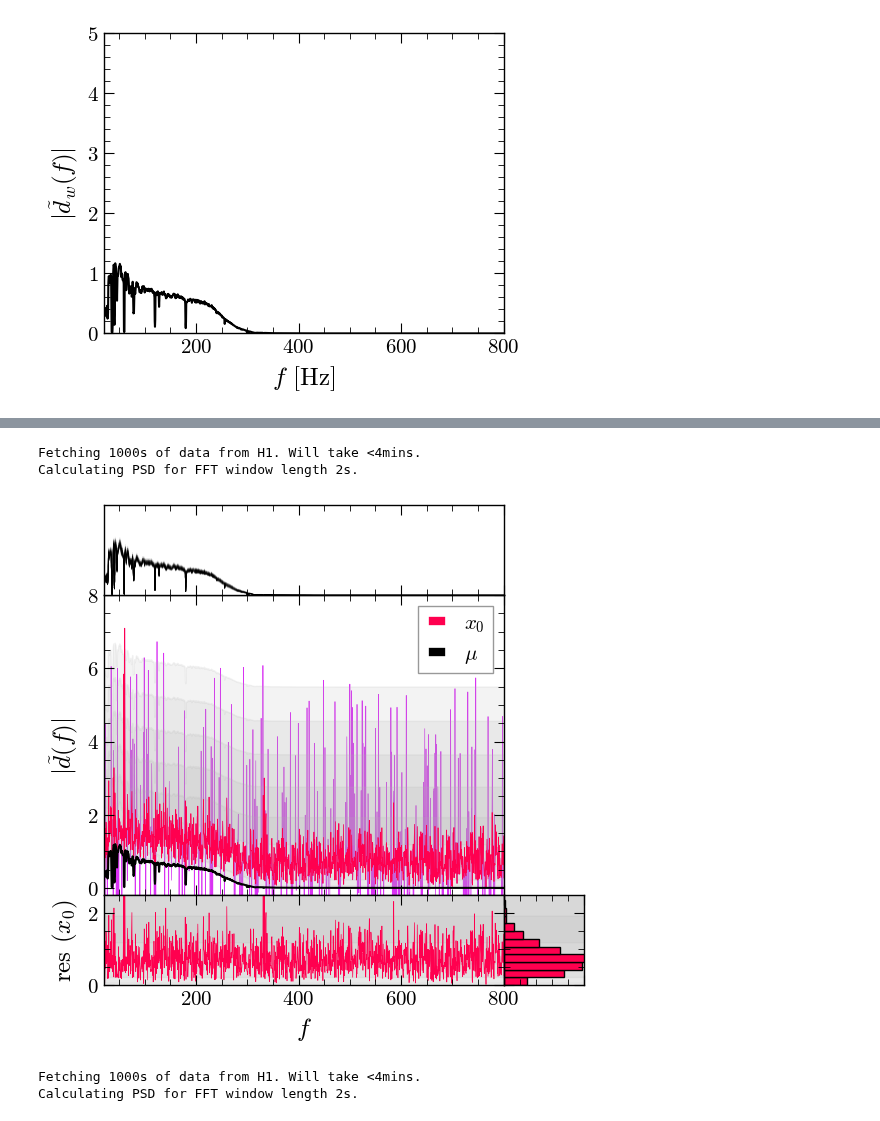
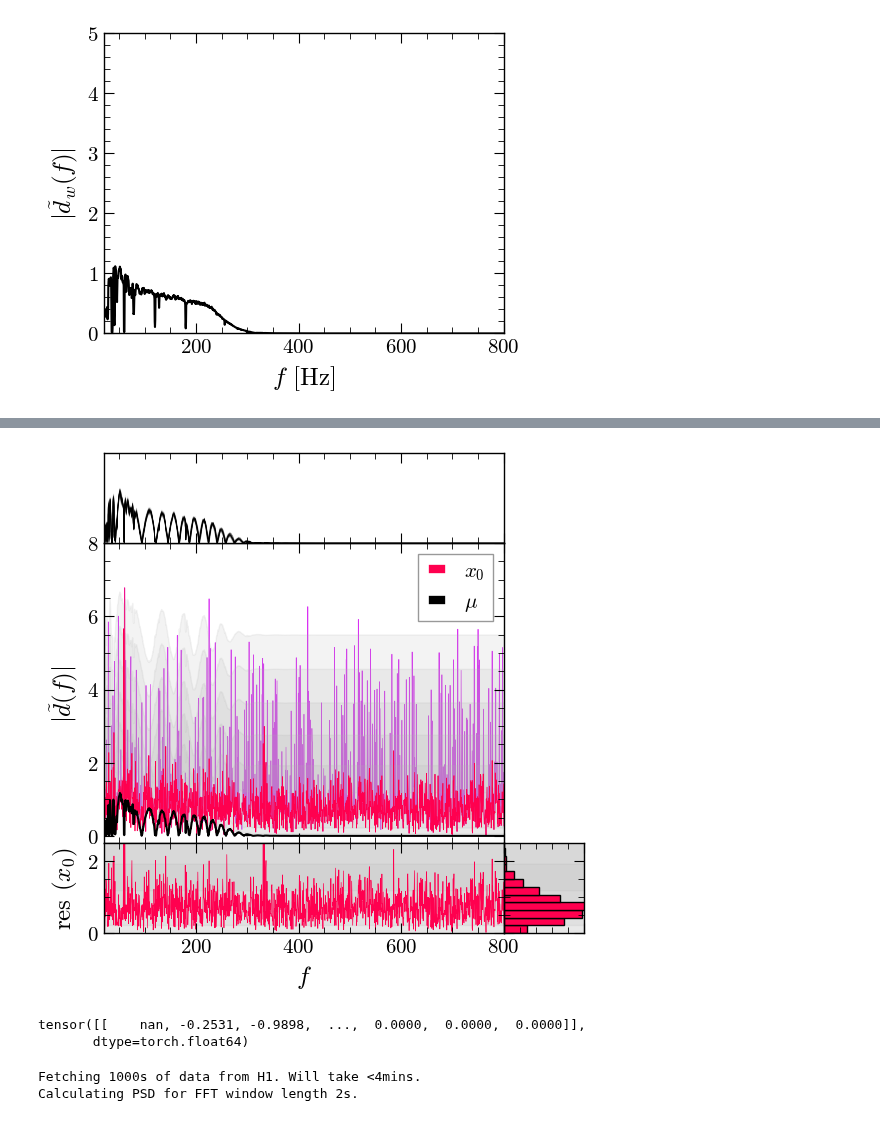
Before and after one commit to james-alvey-42/gw-mist, a Jupyter notebook: notebooks/week9/newgen.ipynb, the cells around one changed output, grey strips where cells are left out. Drawn from its saved outputs; the diff is of its cells as text; code cells hidden in the pictures.

```diff
--- a/notebooks/week9/newgen.ipynb
+++ b/notebooks/week9/newgen.ipynb
@@ -220,9 +219,6 @@ class Base_GW1501914:
         )
         return self.whiten_batch(wf_fd_batch)
 # %%
-
-
-
 class GW_Additive_F(Base_GW1501914):
     def __init__(self, settings: dict = {}, stoch_mu=True, device='cpu', dtype=torch.float64,
                  bkg=True,bounds=5,fraction=None,sample_fraction=None):
@@ -242,6 +238,15 @@ class GW_Additive_F(Base_GW1501914):
     def to_type(self, tensr:torch.Tensor) -> torch.Tensor:
         return tensr.to(dtype=self.dtype, device=self.device)
 
+    def to_type_complex(self, tensr:torch.Tensor) -> torch.Tensor:
+        dtype_map = {
+            torch.float64:torch.complex128,
+            torch.float32:torch.complex64,
+            torch.float16:torch.complex32
+        }
+        complex_dtype = dtype_map.get(self.dtype,torch.complex128)
+        return tensr.to(dtype=complex_dtype, device=self.device)
+
     def get_theta(self, Nsims: int) -> torch.Tensor:
         if self.bkg:
             output = self._fd_theta_batched(Nsims)
@@ -252,7 +257,7 @@ class GW_Additive_F(Base_GW1501914):
 
     def get_mu(self, theta: torch.Tensor) -> torch.Tensor:
         mu = torch.tensor(self._fd_waveform_batched(theta))
-        return self.to_type(mu)
+        return self.to_type_complex(mu)
 
     def get_x_H0(self, mu:torch.Tensor) -> torch.Tensor:
         x_shape = mu.shape
@@ -260,9 +265,10 @@ class GW_Additive_F(Base_GW1501914):
         return mu+noise
 
     def get_ni(self, x: torch.Tensor) -> torch.Tensor:
+        xreal = torch.abs(torch.tensor(x))
         if self.fraction is None:
             """Standard basis vectors"""
-            batch_size, N_bins = x.shape
+            batch_size, N_bins = xreal.shape
             ni = torch.zeros(batch_size, N_bins, device=self.device, dtype=self.dtype)
             indices = torch.randint(0, N_bins, (batch_size,), device=self.device)
             ni[torch.arange(batch_size), indices] = 1
@@ -273,12 +279,13 @@ class GW_Additive_F(Base_GW1501914):
             else:
                 fr = self.fraction
             prob = fr*self.Nbins/100
-            random_vals = torch.rand_like(x)
+            random_vals = torch.rand_like(xreal)
             ni = (random_vals < prob).type(self.dtype)  # fr% chance
         return ni
 
     def get_epsilon(self, ni: torch.Tensor, x: torch.Tensor) -> torch.Tensor:
-        return (2 * self.bounds * torch.rand(x.shape, device=self.device, dtype=self.dtype) - self.bounds) * ni
+        xreal = torch.abs(torch.tensor(x)).squeeze(0)
+        return (2 * self.bounds * torch.rand(xreal.shape, device=self.device, dtype=self.dtype) - self.bounds) * ni
 
     def get_x_Hi(self, epsilon: torch.Tensor, ni: torch.Tensor, x: torch.Tensor) -> torch.Tensor:
         return x + epsilon * ni
@@ -454,14 +474,4 @@ pf.fix_plot(axes)
 # %%
-
-quantiles = np.array([0.05199686, 0.2145543,  0.58780088, 1.17737921, 1.91882754,
- 2.75067576, 3.63463655])
-
-quantiles_long = np.array([7.11978022e-04, 7.96148769e-03, 5.19968566e-02, 2.14554300e-01,
- 5.87800876e-01, 1.17737921e+00, 1.91882754e+00, 2.75067576e+00,
- 3.63463655e+00, 4.55164698e+00, 5.49045819e+00])
-
-simulator = GW_Additive_F(fraction=0.005)
-
 # samples = simulator.sample(124)
 obs = simulator.sample(1)
 # simulator.get_theta(100)
@@ -479,43 +489,48 @@ plt.setp(ax3.get_yticklabels(), visible=False)
 ax4 = fig.add_axes((0,1,1,0.3), sharex=ax1)
 plt.setp(ax4.get_xticklabels(), visible=False)
 
-ax1.plot(simulator.grid,test['x0'][0], label=r'$x_0$', color='#ff004f', lw=0.5)
-ax1.plot(simulator.grid,test['mu'][0], label=r'$\mu$', color='black')
+ax1.plot(simulator.grid,torch.abs(test['x0'][0]), label=r'$x_0$', color='#ff004f', lw=0.5)
+ax1.plot(simulator.grid,torch.abs(test['mu'][0]), label=r'$\mu$', color='black')
 ax1.set_ylabel(r'$|\tilde{d}(f)|$')
 ax1.set_ylim([-.2,8])
 ax1.legend(loc='upper right')
 ax1.set_xlim(20, 800)
 
 
-resd = test['x0'][0]-test['mu'][0]
+resd = np.abs(test['x0'][0]-test['mu'][0])
 ax2.plot(simulator.grid,resd, color='#ff004f', lw=0.5)
 ax2.set_xlabel(r'$f$')
 ax2.set_ylabel(r'res ($x_0$)')
 ax2.set_ylim([0,2.5])
 for i in range(1,6):
-    ax1.fill_between(simulator.grid, quantiles_long[i]+test['mu'][0], quantiles_long[-i]+test['mu'][0],  color='#b0b0b0', alpha=0.15)
+    ax1.fill_between(simulator.grid, quantiles_long[i]+torch.abs(test['mu'][0]), quantiles_long[-i]+test['mu'][0],  color='#b0b0b0', alpha=0.15)
     ax2.fill_between(simulator.grid, quantiles_long[i], quantiles_long[-i],  color='#b0b0b0', alpha=0.15)
     ax3.fill_between(simulator.grid, quantiles_long[i], quantiles_long[-i],  color='#b0b0b0', alpha=0.15)
 
 ax3.hist(resd, orientation='horizontal', bins=torch.linspace(0,3, 15), edgecolor='black', color='#ff004f', density=True)
 ax3.set_xlim([0,1])
 
 for i in range(100):
-    ax4.plot(simulator.grid,simulator.sample(1)['mu'][0], lw=0.5, color='black', alpha=0.05)
+    ax4.plot(simulator.grid,torch.abs(simulator.sample(1)['mu'][0]), lw=0.5, color='black', alpha=0.05)
 
 ax4.set_yticks([])
 ax4.set_ylim([0,2])
 ax4.set_visible(False if simulator.bkg==False else True)
 pf.fix_plot([ax1,ax2, ax3,ax4])
 for i in range(2):
     if i==1:
-        ax1.plot(simulator.grid,test['xi'][0], label=r'$x_i$', color="#d931f3", lw=0.5, zorder=-1)
+        ax1.plot(simulator.grid,torch.abs(test['xi'][0]), label=r'$x_i$', color="#d931f3", lw=0.5, zorder=-1)
     plt.tight_layout()
     plt.savefig(f'figs/output{i}.png', dpi=900, bbox_inches='tight')
 # %% [output]
-Fetching 1000s of data from H1. Will take <4mins.
-Calculating PSD for FFT window length 2s.
-[figure, old version]
+[figure, new version]
+# %%
+tta = simulator.get_theta(1)
+tmu = simulator.get_mu(theta=tta)
+tmu
+# %% [output]
+tensor([[    nan, -0.2531, -0.9898,  ...,  0.0000,  0.0000,  0.0000]],
+       dtype=torch.float64)
 # %%
 quantiles = np.array([0.05199686, 0.2145543,  0.58780088, 1.17737921, 1.91882754,
  2.75067576, 3.63463655])
```
Also changed, not shown: parts of 8 cells of this notebook.
